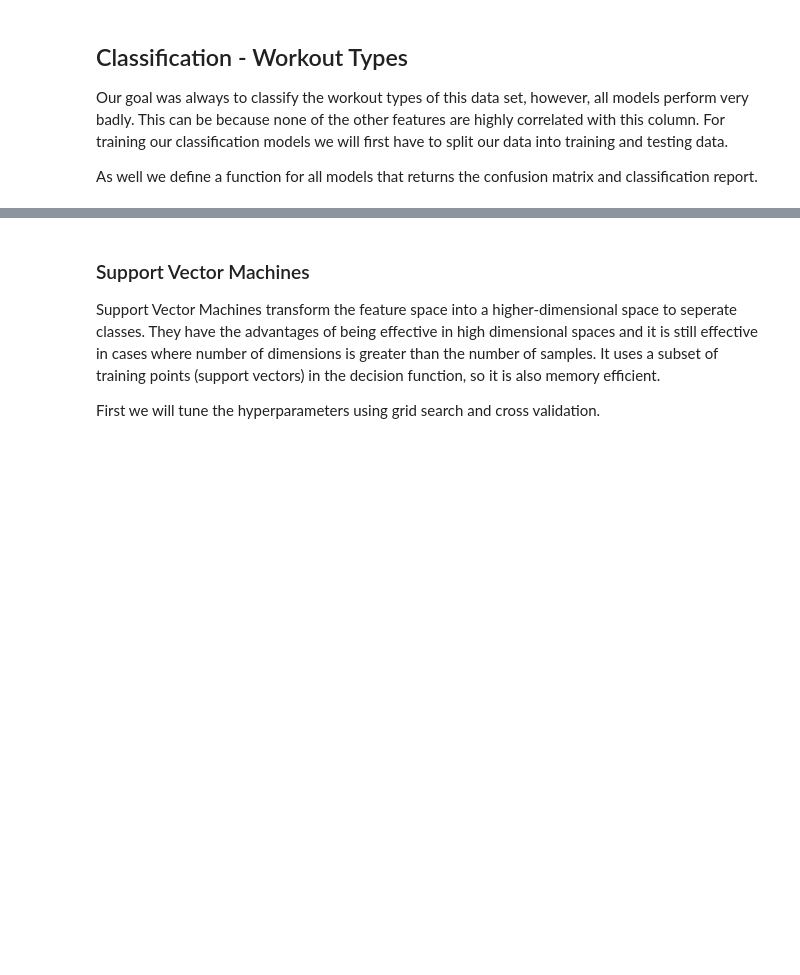
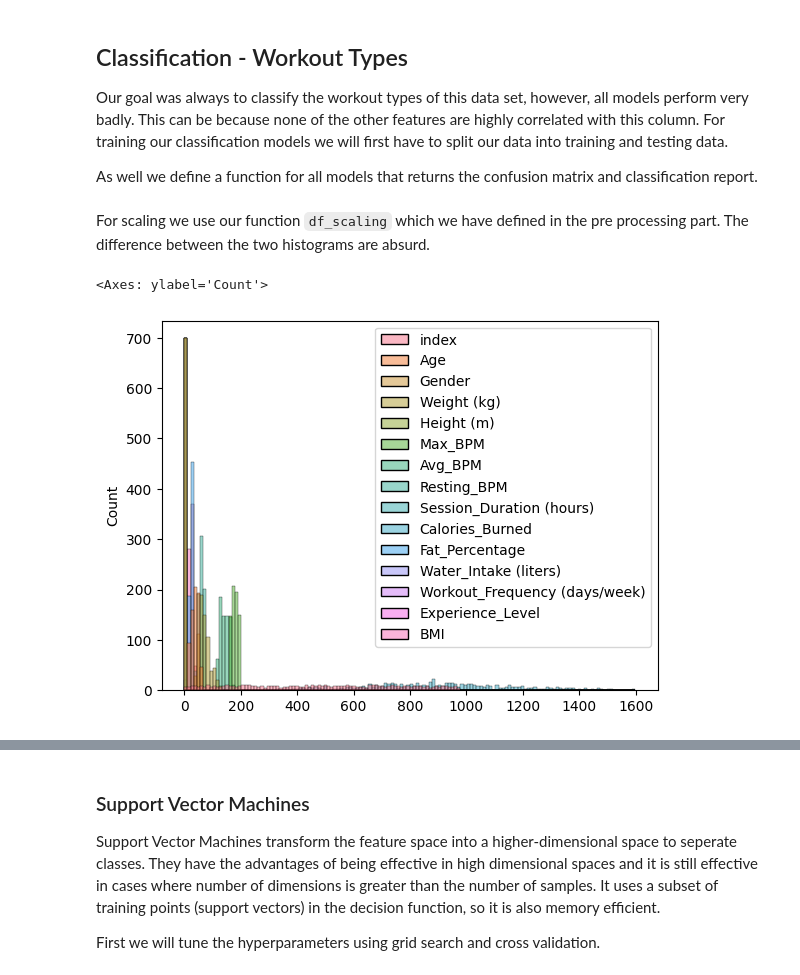
Before and after one commit to claraelisabeth/MachineLearning, a Jupyter notebook: gym_session_tracking.ipynb, the cells around one changed output, grey strips where cells are left out. Drawn from its saved outputs; the diff is of its cells as text; code cells hidden in the pictures; blank space fills up the shorter version.

Commit message:
scaling added

```diff
--- a/gym_session_tracking.ipynb
+++ b/gym_session_tracking.ipynb
@@ -387,3 +320,10 @@ def evaluate_classification(model, X_test, y_test):
     print(confusion_matrix(y_test, predictions))
 
     return accuracy
+# %% [markdown]
+For scaling we use our function `df_scaling` which we have defined in the pre processing part. The difference between the two histograms are absurd.
+# %%
+sns.histplot(X_gym_train)
+# %% [output]
+<Axes: ylabel='Count'>
+[figure, added]
```
Also changed, not shown: parts of 20 cells of this notebook, 3 other files.
